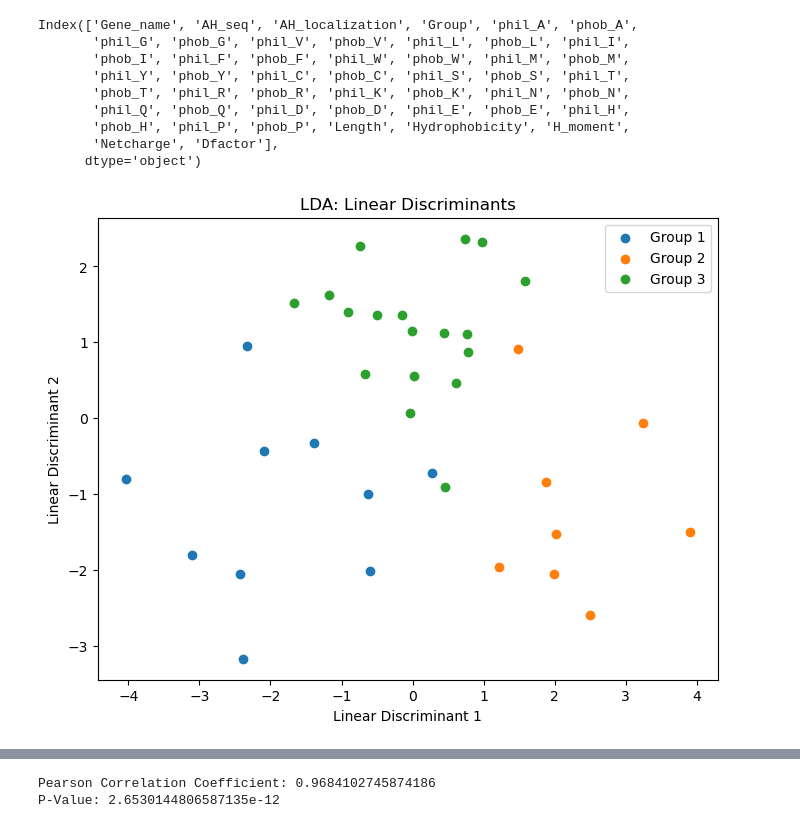
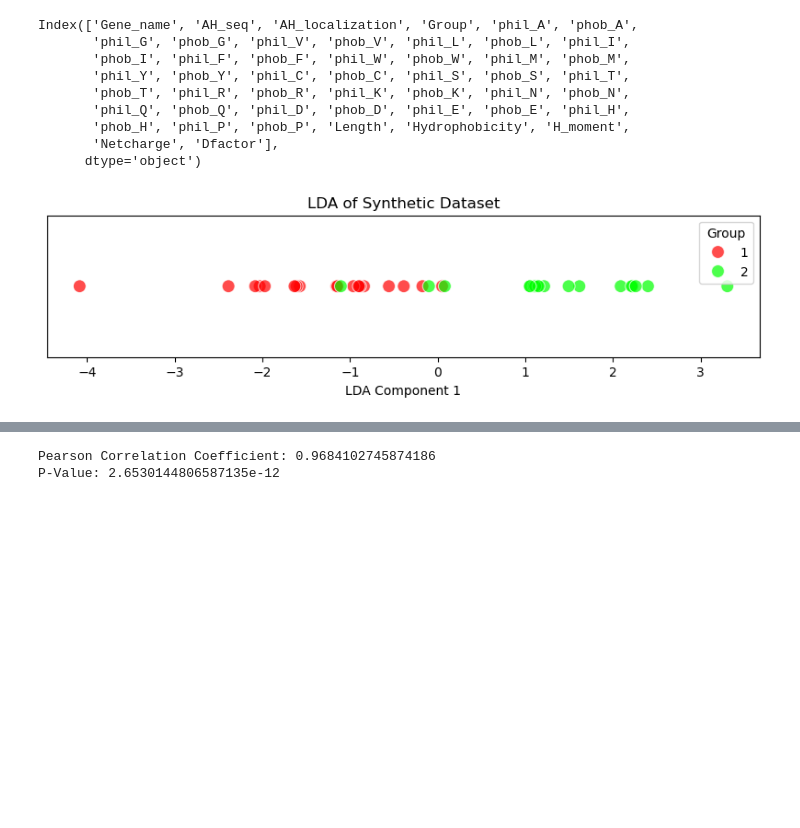
Before and after one commit to shokenlee/AH_AAcomposition, a Jupyter notebook: LDA.ipynb, the cells around one changed output, grey strips where cells are left out. Drawn from its saved outputs; the diff is of its cells as text; code cells hidden in the pictures; blank space fills up the shorter version.

```diff
--- a/LDA.ipynb
+++ b/LDA.ipynb
@@ -52,0 +22,2 @@ df_sub = df_sub[['Group', 'phil_A', 'phil_G', 'phil_V',
+# %%
+df['Group'] = df['Group'].replace({1: 1, 2: 1, 3: 2})
@@ -53,34 +41,43 @@ df_sub = df_sub[['Group', 'phil_A', 'phil_G', 'phil_V',
+# %%
+selected_features_phil = ['Group', 'phil_A', 'phil_G', 'phil_V', 'phil_L', 'phil_I',
+       'phil_F', 'phil_W', 'phil_M', 'phil_Y', 'phil_C', 'phil_S',
+       'phil_T', 'phil_R', 'phil_K', 'phil_N', 'phil_Q', 'phil_D',
+       'phil_E', 'phil_H', 'phil_P']
+
+selected_features_phob = ['Group', 'phob_A', 'phob_G', 'phob_V', 'phob_L', 'phob_I',  'phob_F',  'phob_W',  'phob_M',
+        'phob_Y',  'phob_C',  'phob_S', 'phob_T',  'phob_R',  'phob_K',  'phob_N', 'phob_Q', 'phil_D', 'phob_D',  'phob_E', 'phob_H', 'phob_P']
+
+selected_features_all = ['Group'] + ['phil_S_T', 'phil_R_K', 'phil_L_I', 'phil_F_W', 'phil_M_C', 'phil_D_E', 'phil_N_Q',
+                       'phil_A', 'phil_G', 'phil_V', 'phil_Y', 'phil_H', 'phil_P'] + ['phob_S_T', 'phob_R_K', 'phob_L_I', 'phob_F_W', 'phob_M_C', 'phob_D_E', 'phob_N_Q',
+                       'phob_A', 'phob_G', 'phob_V', 'phob_Y', 'phob_H', 'phob_P']
 # %%
 from sklearn.preprocessing import StandardScaler
 import matplotlib.pyplot as plt
 
 # Standardize the data
-data = df_phil
-features = data.columns[1:]
-x = data.loc[:, features].values
+data = df.copy()[selected_features_all]
+x = data.drop(columns=['Group']).values
+# x = data.loc[:, features].values
 y = data.loc[:, 'Group'].values
 x = StandardScaler().fit_transform(x)
 # %%
 from sklearn.discriminant_analysis import LinearDiscriminantAnalysis
 
 # Perform LDA
-lda = LinearDiscriminantAnalysis(n_components=2)
+lda = LinearDiscriminantAnalysis(n_components=1)
 lda_components = lda.fit_transform(x, y)
-lda_df = pd.DataFrame(data=lda_components, columns=['Linear Discriminant 1', 'Linear Discriminant 2'])
+lda_df = pd.DataFrame(data=lda_components, columns=['LDA1'])
 lda_df['Group'] = y
 
 # Plot LDA results
-plt.figure(figsize=(8, 6))
-for group in lda_df['Group'].unique():
-    indices = lda_df['Group'] == group
-    plt.scatter(lda_df.loc[indices, 'Linear Discriminant 1'],
-                lda_df.loc[indices, 'Linear Discriminant 2'],
-                label=f'Group {group}')
-plt.xlabel('Linear Discriminant 1')
-plt.ylabel('Linear Discriminant 2')
-plt.title('LDA: Linear Discriminants')
-plt.legend()
+# Plotting the LDA
+plt.figure(figsize=(10, 2))
+sns.scatterplot(data=lda_df, x='LDA1', y=[0] * len(lda_df), hue='Group', s=100, marker='o', palette=['#FF0000', '#00FF00'], alpha=0.7)
+plt.title('LDA of Synthetic Dataset')
+plt.xlabel('LDA Component 1')
+plt.yticks([])
+# plt.legend(title='Group')
 plt.show()
 # %% [output]
-[figure, old version]
+[figure, new version]
 # %%
```
Also changed, not shown: parts of 9 cells of this notebook.
